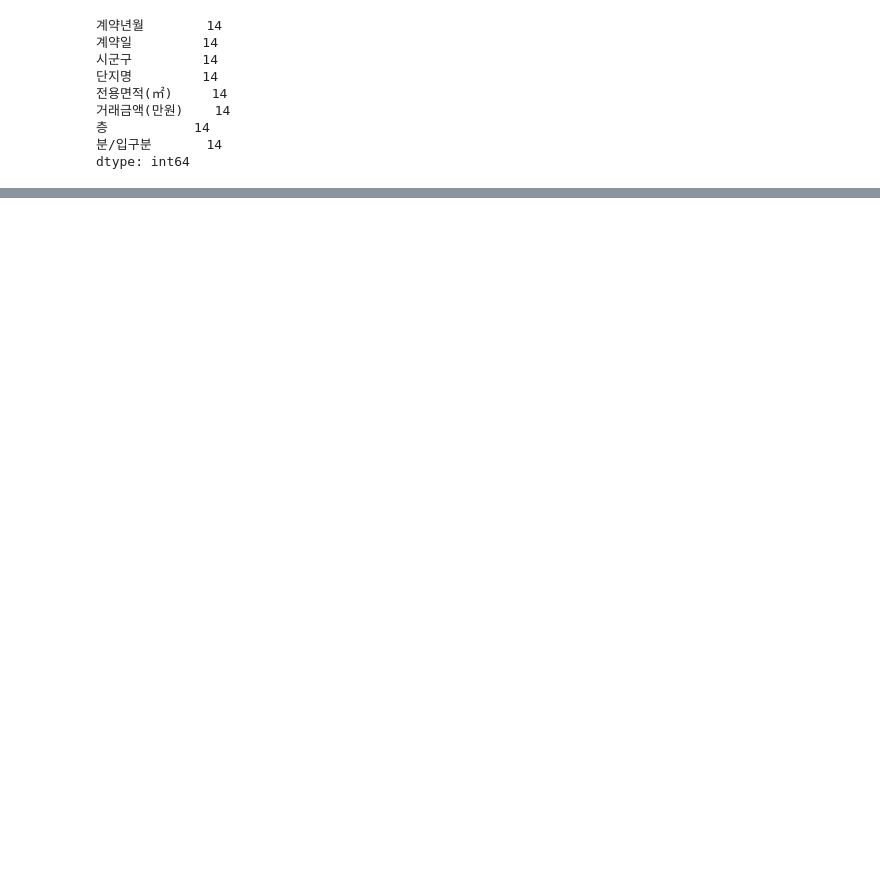
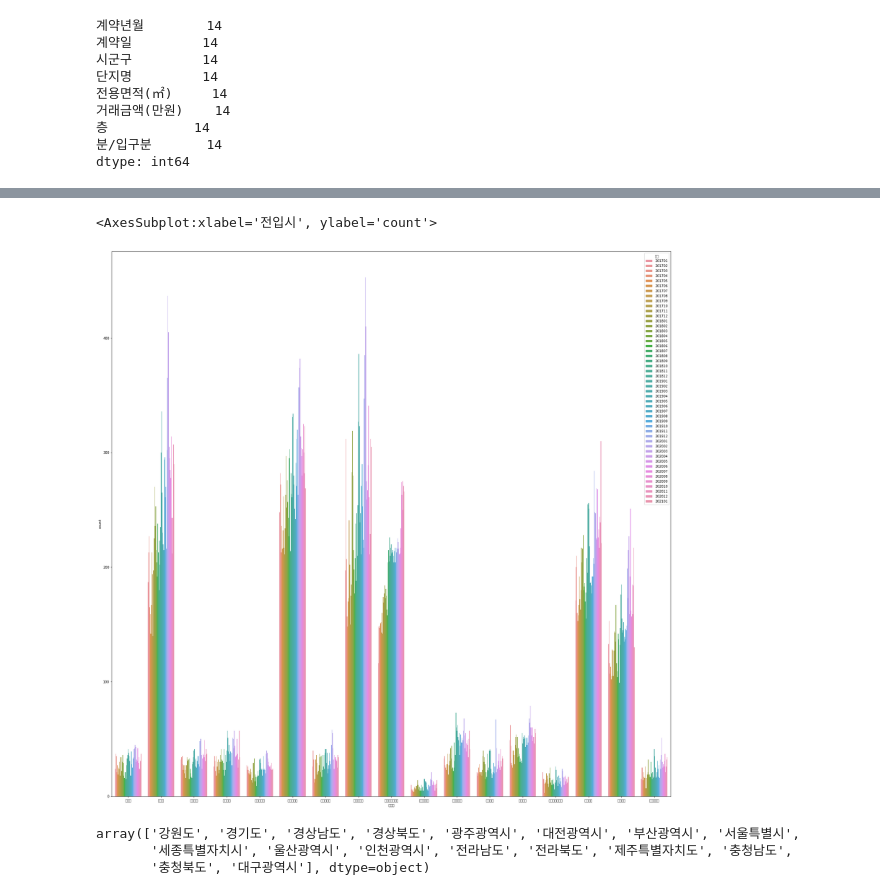
Before and after one commit to hundredeuk2/python, a Jupyter notebook: compas/Sejong/EDA.ipynb, the cells around one changed output, grey strips where cells are left out. Drawn from its saved outputs; the diff is of its cells as text; code cells hidden in the pictures; blank space fills up the shorter version.

```diff
--- a/compas/Sejong/EDA.ipynb
+++ b/compas/Sejong/EDA.ipynb
@@ -87 +88,4 @@ sns.countplot(data=bunyang_df, x='계약년월',hue="시군구")
 [figure]
+# %%
+come_peo_df = pd.read_csv('./20.세종시_전입자수.csv')
+out_peo_df = pd.read_csv('./21.세종시_전출자수.csv')
@@ -87,0 +110,12 @@ sns.countplot(data=bunyang_df, x='계약년월',hue="시군구")
+# %%
+plt.figure(figsize=(30,30))
+sns.countplot(data=out_peo_df , x="전입시",hue="년월")
+# %% [output]
+<AxesSubplot:xlabel='전입시', ylabel='count'>
+[figure, added]
+# %%
+out_peo_df["전입시"].unique()
+# %% [output]
+array(['강원도', '경기도', '경상남도', '경상북도', '광주광역시', '대전광역시', '부산광역시', '서울특별시',
+       '세종특별자치시', '울산광역시', '인천광역시', '전라남도', '전라북도', '제주특별자치도', '충청남도',
+       '충청북도', '대구광역시'], dtype=object)
```
Also changed, not shown: parts of 26 cells of this notebook.
